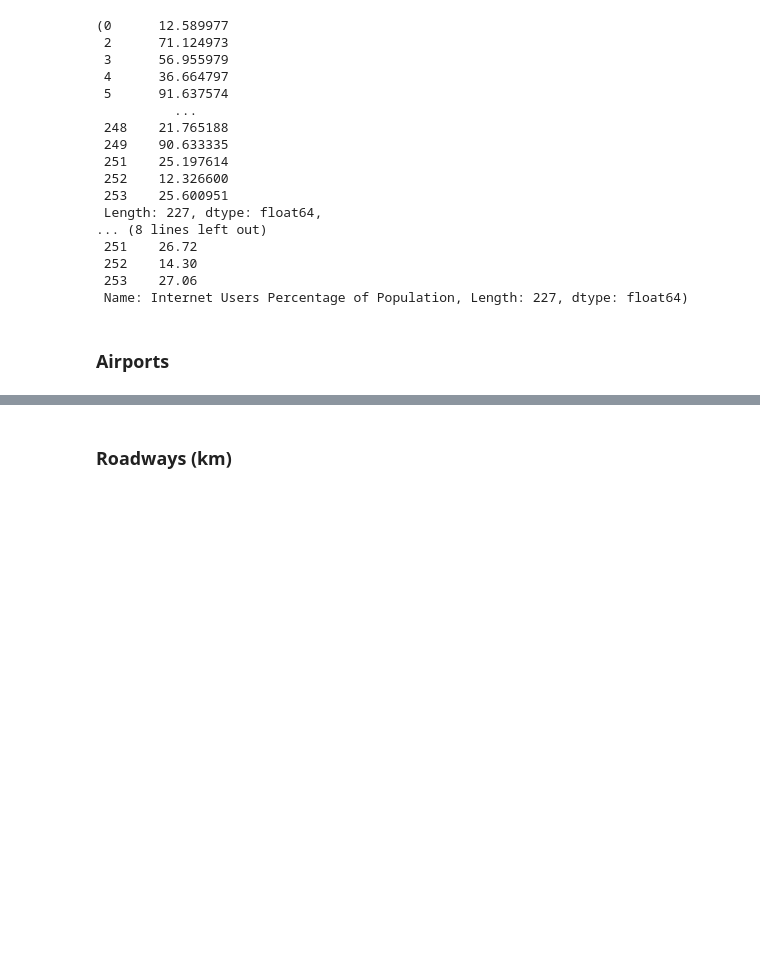
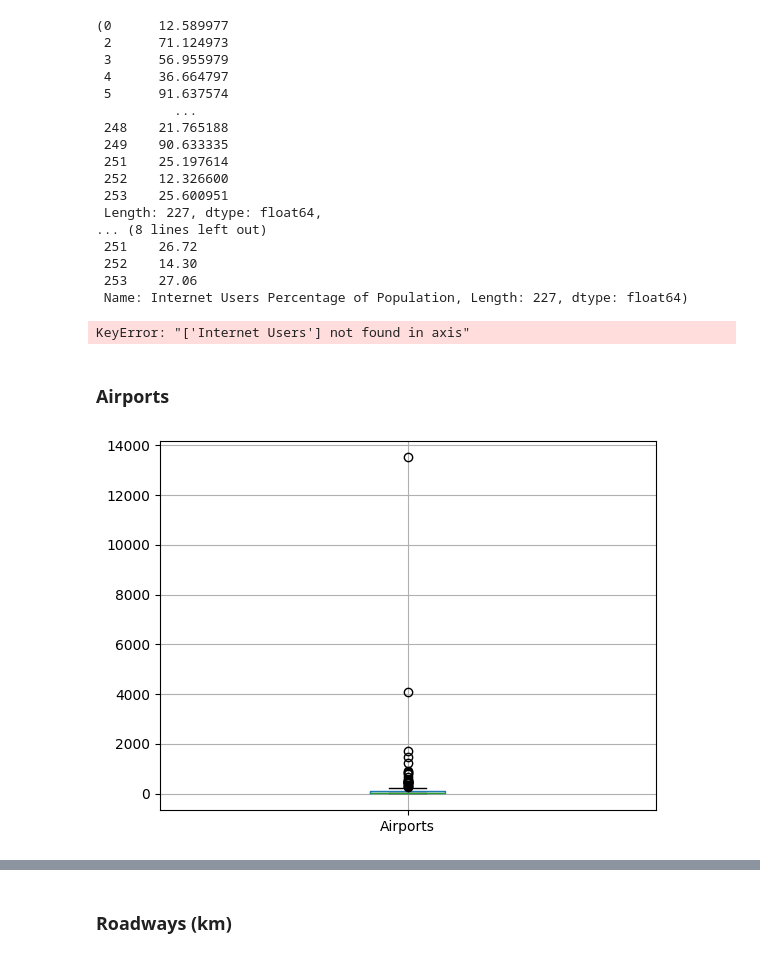
Before and after one commit to dui-luis-alberto-37/sklearn_cross_vall, a Jupyter notebook: Proyecto2_LuisAlbertoGarciaOrozco.ipynb, the cells around one changed output, grey strips where cells are left out. Drawn from its saved outputs; the diff is of its cells as text; code cells hidden in the pictures; blank space fills up the shorter version.

```diff
--- a/Proyecto2_LuisAlbertoGarciaOrozco.ipynb
+++ b/Proyecto2_LuisAlbertoGarciaOrozco.ipynb
@@ -408,5 +407,18 @@ df['Internet Users']/df['Population']*100, df['Internet Users Percentage of Popu
  252    14.30
  253    27.06
  Name: Internet Users Percentage of Population, Length: 227, dtype: float64)
+# %%
+df[cols[1]] = df[cols[0]]/df['Population']*100
+# %%
+df = df.drop(cols[0], axis = 1)
+df
+# %% [output]
+KeyError: "['Internet Users'] not found in axis"
 # %% [markdown]
 ### Airports
+# %%
+col = 'Airports'
+df.loc[:,[col]].boxplot()
+plt.show()
+# %% [output]
+[figure, added]
```
Also changed, not shown: parts of 7 cells of this notebook.
